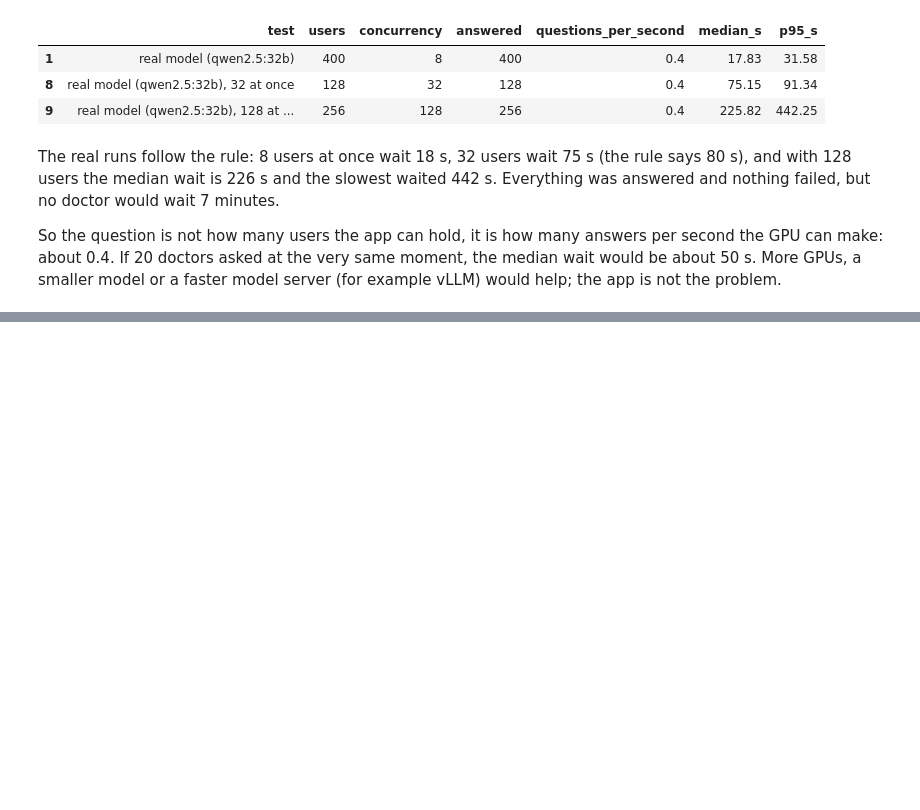
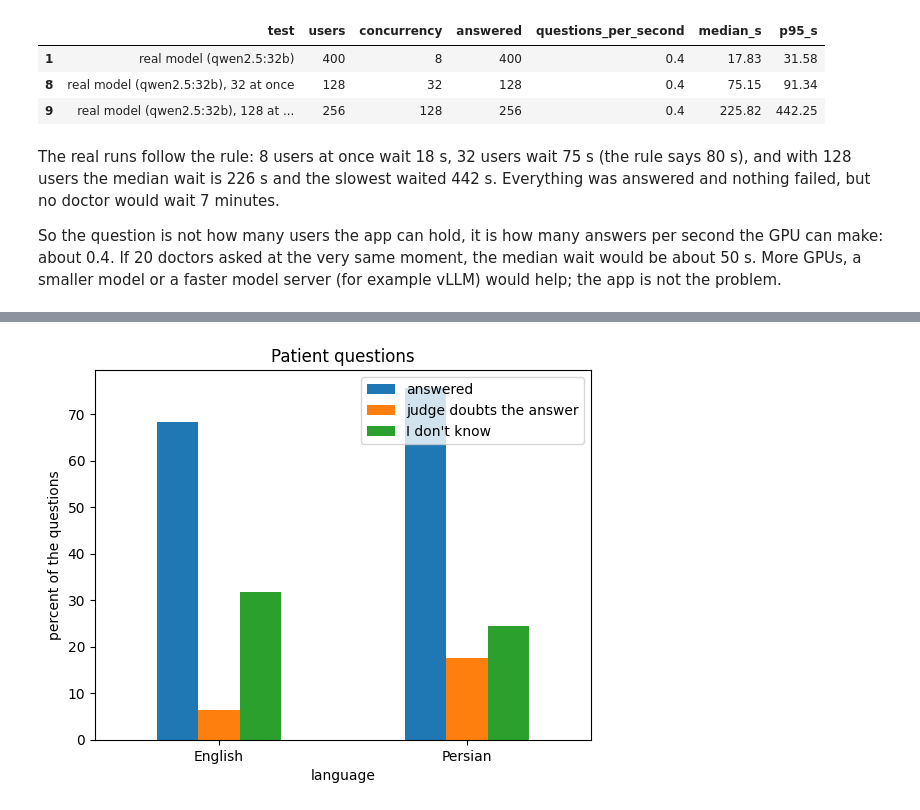
Before and after one commit to payamfirouzfar/namazi-rag, a Jupyter notebook: walkthrough.ipynb, the cells around one changed output, grey strips where cells are left out. Drawn from its saved outputs; the diff is of its cells as text; code cells hidden in the pictures; blank space fills up the shorter version.

```diff
--- a/walkthrough.ipynb
+++ b/walkthrough.ipynb
@@ -862,0 +868,26 @@ the median wait would be about 50 s. More GPUs, a smaller model or a faster mode
+# %%
+def patient_answers(name):
+    rows = pd.read_csv(f"docs/patient_check_{name}.csv")
+    # the app now shows "I don't know" when the model writes NO_ANSWER anywhere, so I count it like that too
+    rows["answered"] = rows["answered"] & ~rows["answer"].str.contains("NO_ANSWER", case=False, na=False)
+    return rows
+
+patients = {"English": patient_answers("en"), "Persian": patient_answers("fa")}
+broken_letters = "[\u3040-\u30ff\u3400-\u9fff\uac00-\ud7af]"  # Chinese, Japanese, Korean
+
+rows = []
+for language, part in patients.items():
+    given = part[part["answered"]]
+    rows.append({
+        "language": language,
+        "questions": len(part),
+        "answered": len(given),
+        "said I don't know": len(part) - len(given),
+        "cited the expected page": int(given["evidence_cited"].sum()),
+        "number in no source": int((given["made_up_numbers"] > 0).sum()),
+        "judge: not backed": int(given["judge_supported"].eq(False).sum()),
+        "broken letters": int(given["answer"].str.contains(broken_letters).sum()),
+        "median seconds": round(part["seconds"].median(), 1),
+    })
+patient_table = pd.DataFrame(rows).set_index("language")
+patient_table.T
@@ -862,0 +904,12 @@ the median wait would be about 50 s. More GPUs, a smaller model or a faster mode
+# %%
+share = pd.DataFrame({
+    "answered": patient_table["answered"] / patient_table["questions"],
+    "judge doubts the answer": patient_table["judge: not backed"] / patient_table["questions"],
+    "I don't know": patient_table["said I don't know"] / patient_table["questions"],
+}) * 100
+share.plot(kind="bar", rot=0)
+plt.ylabel("percent of the questions")
+plt.title("Patient questions")
+plt.show()
+# %% [output]
+[figure, added]
```
Also changed, not shown: parts of 20 cells of this notebook, 26 other files.
